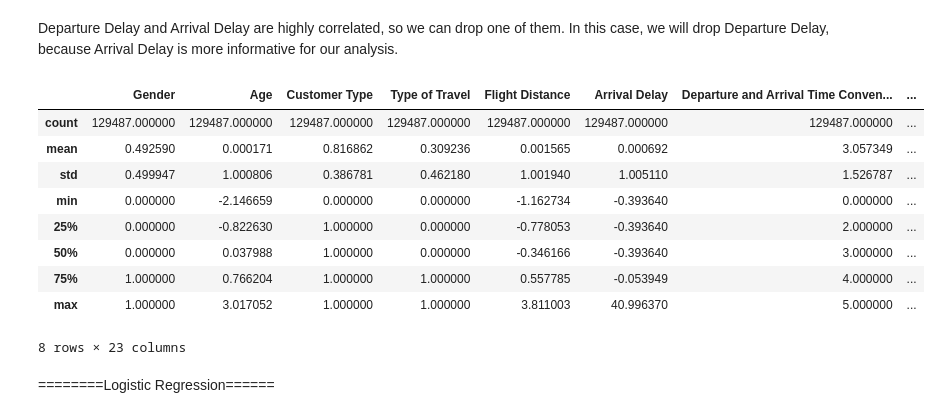
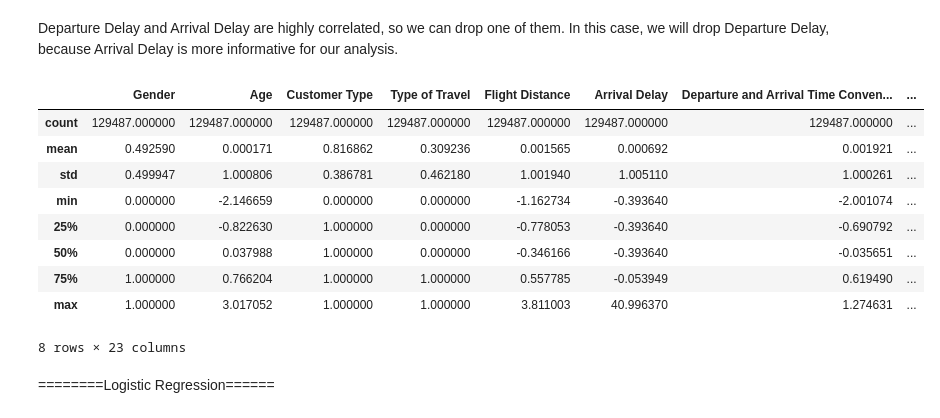
Before and after one commit to pabliik/ml-flight-satisfaction, a Jupyter notebook: notebooks/exploration.ipynb, the cells around one changed output. Cells and saved outputs as stored; diff of their text form; code cells hidden in the pictures.

Commit message:
scaling on rating columns

```diff
--- a/notebooks/exploration.ipynb
+++ b/notebooks/exploration.ipynb
@@ -148,25 +148,31 @@ from sklearn.model_selection import train_test_split
 X = df.drop(columns='Satisfaction')
 y = df['Satisfaction']
 X_train, X_test, y_train, y_test = train_test_split(X,y,test_size=0.2, random_state=42,stratify=y)
+# %%
+rating_columns = []
+for col in df.columns:
+    if df[col].max() == 5:
+        rating_columns.append(col)
 # %%
 from sklearn.preprocessing import StandardScaler
 scaler = StandardScaler()
 numerical_cols = ['Age', 'Flight Distance', 'Arrival Delay']
+numerical_cols += rating_columns
 X_train[numerical_cols] = scaler.fit_transform(X_train[numerical_cols])
 X_test[numerical_cols] = scaler.transform(X_test[numerical_cols])
 df[numerical_cols] = scaler.transform(df[numerical_cols])
 X = df.drop(columns='Satisfaction')
 df.describe()
 # %% [output]
 |  | Gender | Age | Customer Type | Type of Travel | Flight Distance | Arrival Delay | Departure and Arrival Time Conven... | ... |
 | count | 129487.000000 | 129487.000000 | 129487.000000 | 129487.000000 | 129487.000000 | 129487.000000 | 129487.000000 | ... |
-| mean | 0.492590 | 0.000171 | 0.816862 | 0.309236 | 0.001565 | 0.000692 | 3.057349 | ... |
-| std | 0.499947 | 1.000806 | 0.386781 | 0.462180 | 1.001940 | 1.005110 | 1.526787 | ... |
-| min | 0.000000 | -2.146659 | 0.000000 | 0.000000 | -1.162734 | -0.393640 | 0.000000 | ... |
-| 25% | 0.000000 | -0.822630 | 1.000000 | 0.000000 | -0.778053 | -0.393640 | 2.000000 | ... |
-| 50% | 0.000000 | 0.037988 | 1.000000 | 0.000000 | -0.346166 | -0.393640 | 3.000000 | ... |
-| 75% | 1.000000 | 0.766204 | 1.000000 | 1.000000 | 0.557785 | -0.053949 | 4.000000 | ... |
-| max | 1.000000 | 3.017052 | 1.000000 | 1.000000 | 3.811003 | 40.996370 | 5.000000 | ... |
+| mean | 0.492590 | 0.000171 | 0.816862 | 0.309236 | 0.001565 | 0.000692 | 0.001921 | ... |
+| std | 0.499947 | 1.000806 | 0.386781 | 0.462180 | 1.001940 | 1.005110 | 1.000261 | ... |
+| min | 0.000000 | -2.146659 | 0.000000 | 0.000000 | -1.162734 | -0.393640 | -2.001074 | ... |
+| 25% | 0.000000 | -0.822630 | 1.000000 | 0.000000 | -0.778053 | -0.393640 | -0.690792 | ... |
+| 50% | 0.000000 | 0.037988 | 1.000000 | 0.000000 | -0.346166 | -0.393640 | -0.035651 | ... |
+| 75% | 1.000000 | 0.766204 | 1.000000 | 1.000000 | 0.557785 | -0.053949 | 0.619490 | ... |
+| max | 1.000000 | 3.017052 | 1.000000 | 1.000000 | 3.811003 | 40.996370 | 1.274631 | ... |
 8 rows × 23 columns
 # %% [markdown]
 ========Logistic Regression======
```
Also changed, not shown: parts of 9 cells of this notebook.
